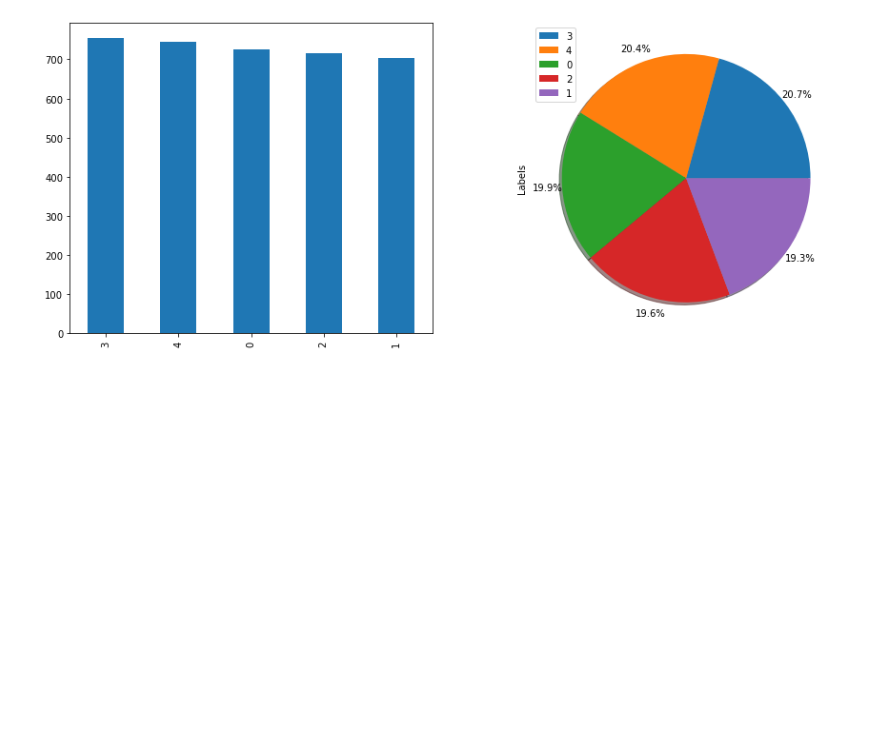
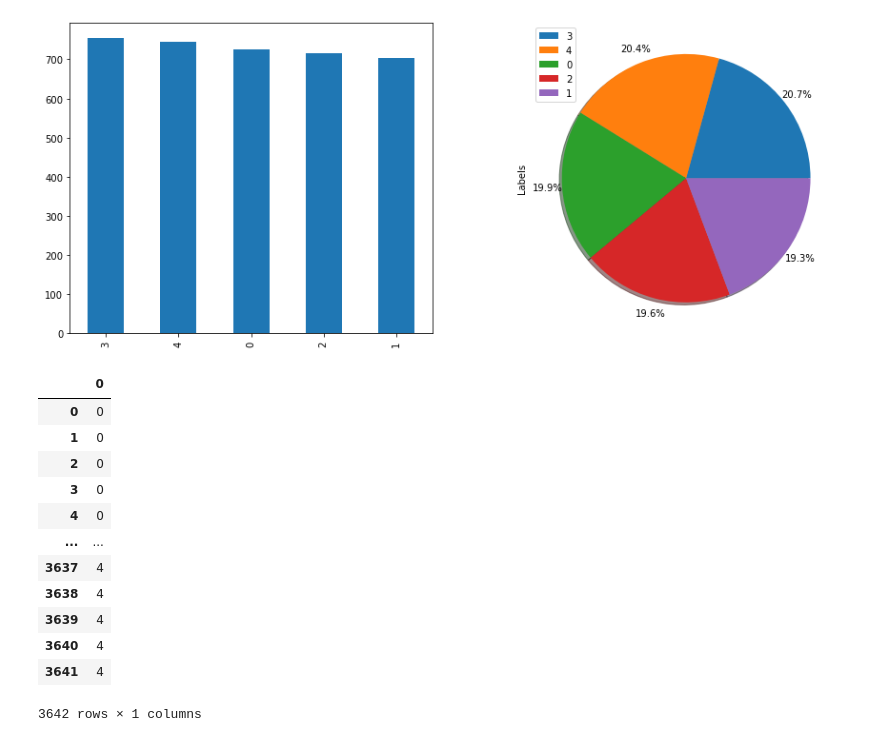
Before and after one commit to kkluwak/PJATK2020, a Jupyter notebook: RDCLabs/explore-sword-dataset.ipynb, the cells around one changed output. Drawn from its saved outputs; the diff is of its cells as text; code cells hidden in the pictures; blank space fills up the shorter version.

```diff
--- a/RDCLabs/explore-sword-dataset.ipynb
+++ b/RDCLabs/explore-sword-dataset.ipynb
@@ -44,3 +44,21 @@ plt.legend(labels=y_df_count.index, loc='upper left')
 plt.show()
 # %% [output]
 [figure]
+# %%
+import pandas as pd
+y_df = pd.DataFrame(y)
+y_df
+# %% [output]
+|  | 0 |
+| 0 | 0 |
+| 1 | 0 |
+| 2 | 0 |
+| 3 | 0 |
+| 4 | 0 |
+| ... | ... |
+| 3637 | 4 |
+| 3638 | 4 |
+| 3639 | 4 |
+| 3640 | 4 |
+| 3641 | 4 |
+3642 rows × 1 columns
```
Also changed, not shown: parts of 2 cells of this notebook, 1 other file.
